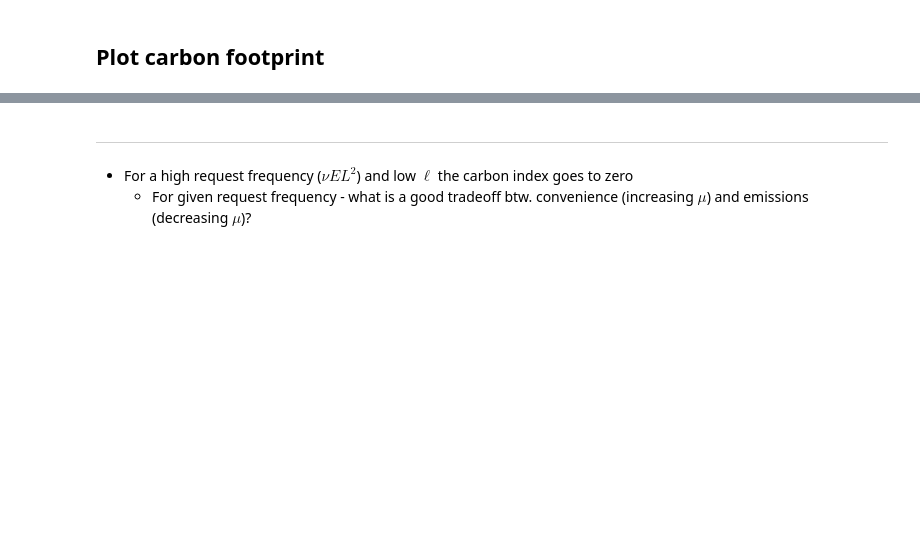
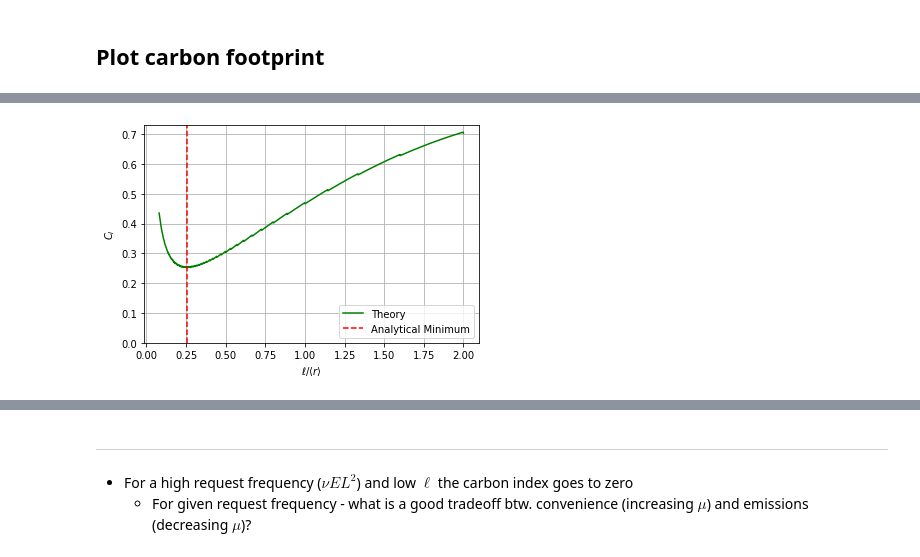
Before and after one commit to poss-group/bimodal_ridepooling, a Jupyter notebook: CarbonFootprintTheoryCalc.ipynb, the cells around one changed output, grey strips where cells are left out. Saved outputs shown, nothing was run; the diff lists cells and outputs as text; code cells hidden in the pictures; blank space fills up the shorter version.

Commit message:
Added analytic Solution

```diff
--- a/CarbonFootprintTheoryCalc.ipynb
+++ b/CarbonFootprintTheoryCalc.ipynb
@@ -18,6 +19,10 @@ M = 1000
 ell_min = 0.01
 ell_max = mean_distance*2 # For uniform Distr. it does not make sense to go further, otherwise system becomes unimodal
 ell_list = np.linspace(ell_min,ell_max,M)
+# %%
+s_A, s_av_d, s_av_b, s_beta, s_R0, s_mu, s_nu, s_E, s_ell, s_zeta = sympy.symbols(
+    "A, av_d, av_b, β, R0, μ, ν, E, ℓ, ζ", real=True
+)
 # %% [markdown]
 ## Define probability distributions
 # %%
@@ -132,0 +141,32 @@ Ci_theory, Ci_theory_pt, Ci_theory_drt, Ci_theory_car, _= \
+# %%
+a = s_A / (2*s_beta)
+b = s_av_b*s_R0*s_mu*s_A/(s_av_d*s_beta**2*s_E*s_nu)
+
+cubic_eq = s_ell**3 - a*s_ell**2 + b
+
+
+# Define depressed cubic (same function, but centered at origin -
+# Shift of +a/3)
+p = -a**2/3
+q = b - 2*a**3/27
+
+depressed_cubic_eq = s_ell**3 + p*s_ell + q
+
+discriminant = (q / 2) ** 2 + (p / 3) ** 3
+
+print('Value of discriminant:')
+display(
+    discriminant.evalf(
+        subs={
+            s_nu: nu,
+            s_E: E,
+            s_R0: R0,
+            s_mu: mu,
+            s_zeta: zeta,
+            s_beta: beta,
+            s_av_b: av_drt_occs_non_standing,
+            s_av_d: delta_av_theory,
+            s_A: mean_distance*2,
+        }
+    ),
+)
@@ -133,13 +228,12 @@ Ci_theory, Ci_theory_pt, Ci_theory_drt, Ci_theory_car, _= \
 # %% [markdown]
 ## Plot carbon footprint
 # %%
-%matplotlib notebook
-
 fig, ax = plt.subplots()
 x_rescaled = ell_list/effective_mean
 xlabel = r"$\ell/\langle r\rangle$"
 
 ax.plot(x_rescaled, Ci_theory, "-", c='green', label="Theory")
+ax.axvline(ell_min_of_mu(mu)/effective_mean, ls='--', c='r', label="Analytical Minimum")
 ax.set_ylabel(r"$C_I$")
 
 ax.set_xlabel(xlabel)
@@ -155 +247,2 @@ plt.show()
+[figure, added]
 # %%
```
Also changed, not shown: parts of 10 cells of this notebook.
